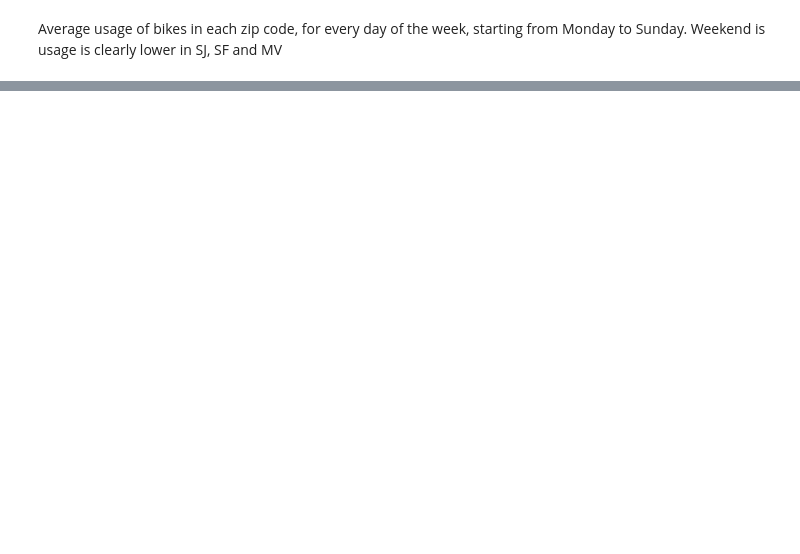
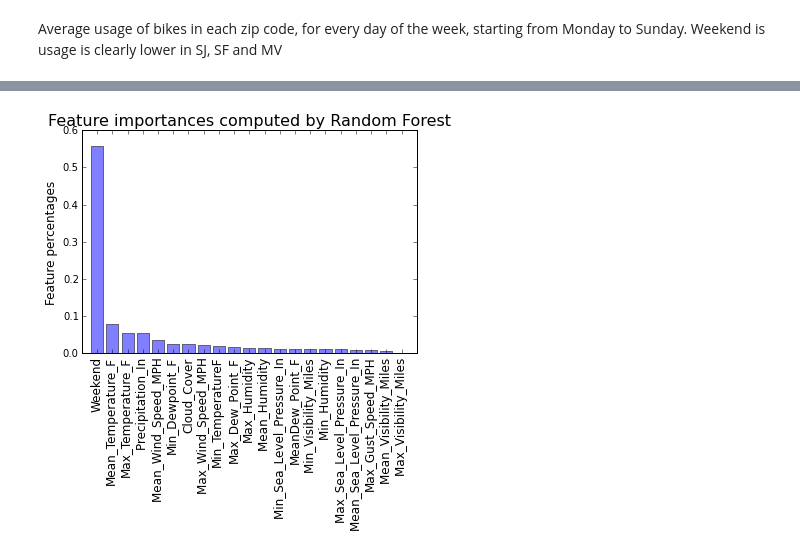
Before and after one commit to arjun010/dva_project, a Jupyter notebook: DVA.ipynb, the cells around one changed output, grey strips where cells are left out. Drawn from its saved outputs; the diff is of its cells as text; code cells hidden in the pictures; blank space fills up the shorter version.

```diff
--- a/DVA.ipynb
+++ b/DVA.ipynb
@@ -139,0 +265,15 @@ Zip - 94041 MV
+# %%
+
+features = ["Max_Temperature_F","Mean_Temperature_F","Min_TemperatureF","Max_Dew_Point_F","MeanDew_Point_F","Min_Dewpoint_F","Max_Humidity","Mean_Humidity ","Min_Humidity ","Max_Sea_Level_Pressure_In ","Mean_Sea_Level_Pressure_In ","Min_Sea_Level_Pressure_In ","Max_Visibility_Miles ","Mean_Visibility_Miles ","Min_Visibility_Miles ","Max_Wind_Speed_MPH ","Mean_Wind_Speed_MPH ","Max_Gust_Speed_MPH","Precipitation_In ","Cloud_Cover", "Weekend" ]
+features=np.array(features)
+numfeat = len(features)
+indices = np.argsort(rf_op.feature_importances_)[::-1][:numfeat]
+#print features[indices]
+plt.bar(xrange(numfeat), rf_op.feature_importances_[indices], align='center', alpha=.5)
+plt.xticks(xrange(numfeat), features[indices], rotation='vertical', fontsize=12)
+plt.xlim([-1, numfeat])
+plt.ylabel('Feature percentages', fontsize=12)
+plt.title('Feature importances computed by Random Forest', fontsize=16)
+plt.show()
+# %% [output]
+[figure, added]
```
Also changed, not shown: parts of 13 cells of this notebook.
